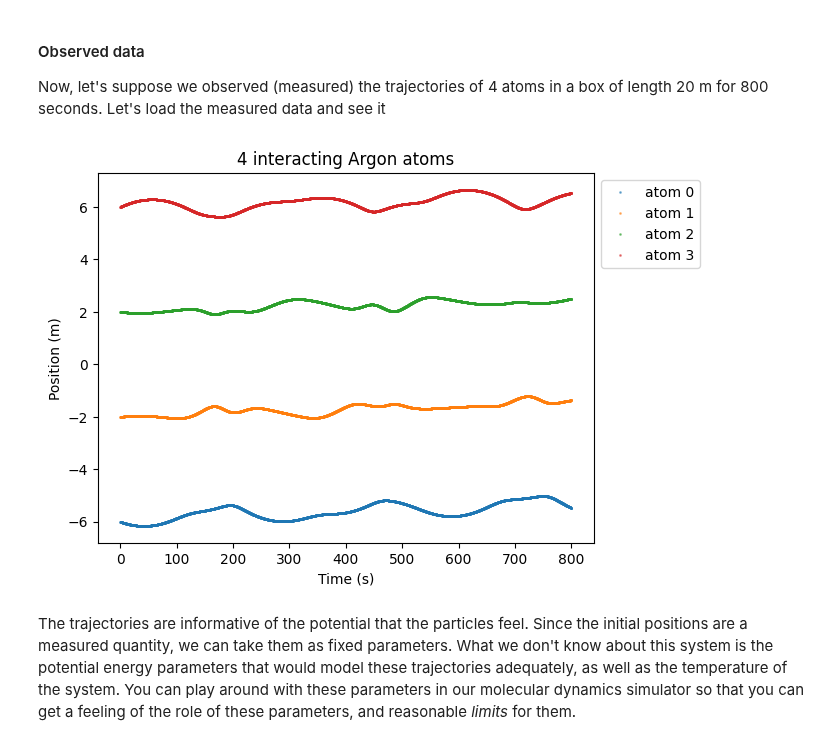
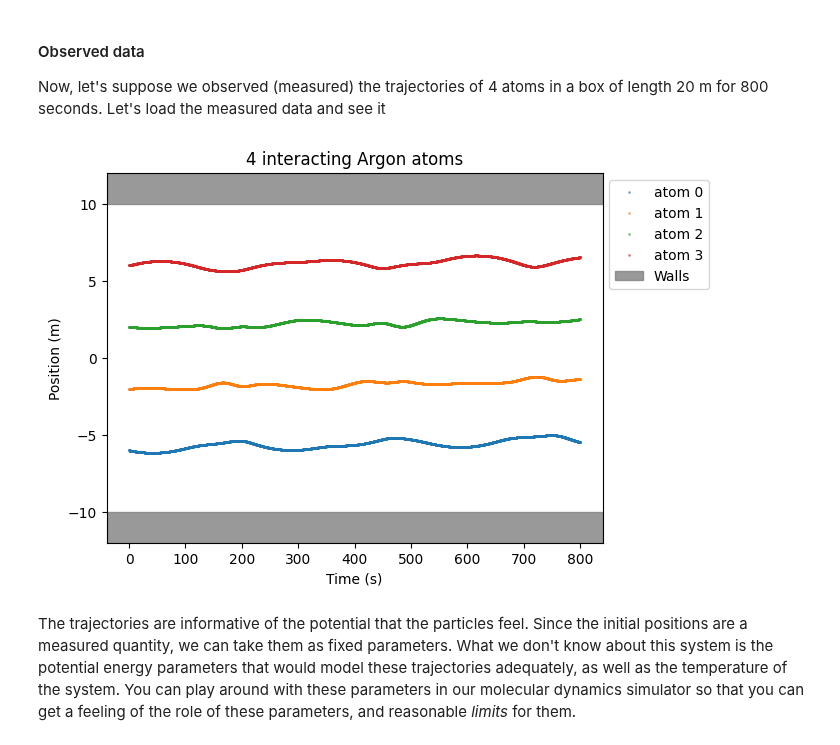
Before and after one commit to albazarova/sbi_intro, a Jupyter notebook: notebooks/summary_statistics_md.ipynb, the cells around one changed output. Saved outputs shown, nothing was run; the diff lists cells and outputs as text; code cells hidden in the pictures.

```diff
--- a/notebooks/summary_statistics_md.ipynb
+++ b/notebooks/summary_statistics_md.ipynb
@@ -85,14 +87,20 @@ Now, let's suppose we observed (measured) the trajectories of 4 atoms in a box o
 # %%
+# we know the length of our box
+box_length = 20
+
 # plot the measured data
 for i in range(0, x_truth.shape[1]):
     plt.plot(t, x_truth[:, i], 'o', ms=1, label=f"atom {i}", alpha=0.5)
+plt.ylim(-box_length * 0.6, box_length * 0.6)
+plt.axhspan(box_length/2, plt.ylim()[1], color='gray', alpha=0.8, label="Walls")
+plt.axhspan(plt.ylim()[0], -box_length/2, color='gray', alpha=0.8)
 plt.legend(bbox_to_anchor=(1,1))
 plt.xlabel("Time (s)")
 plt.ylabel("Position (m)")
 plt.title("4 interacting Argon atoms")
 plt.show()
 # %% [output]
-[figure, old version]
+[figure, new version]
 # %% [markdown]
 The trajectories are informative of the potential that the particles feel. Since the initial positions are a measured quantity, we can take them as fixed parameters. What we don't know about this system is the potential energy parameters that would model these trajectories adequately, as well as the temperature of the system. You can play around with these parameters in our molecular dynamics simulator so that you can get a feeling of the role of these parameters, and reasonable *limits* for them.
 # %%
```
Also changed, not shown: parts of 10 cells of this notebook, 5 other files.
